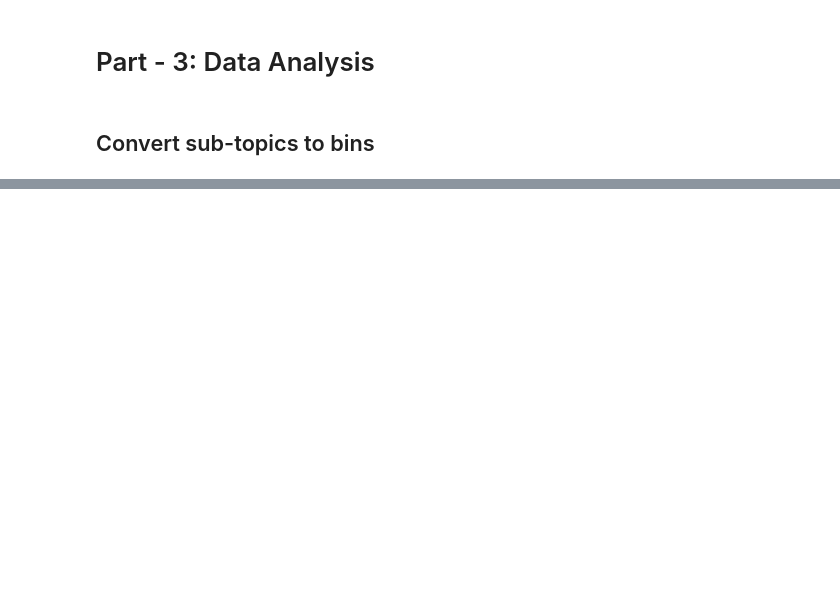
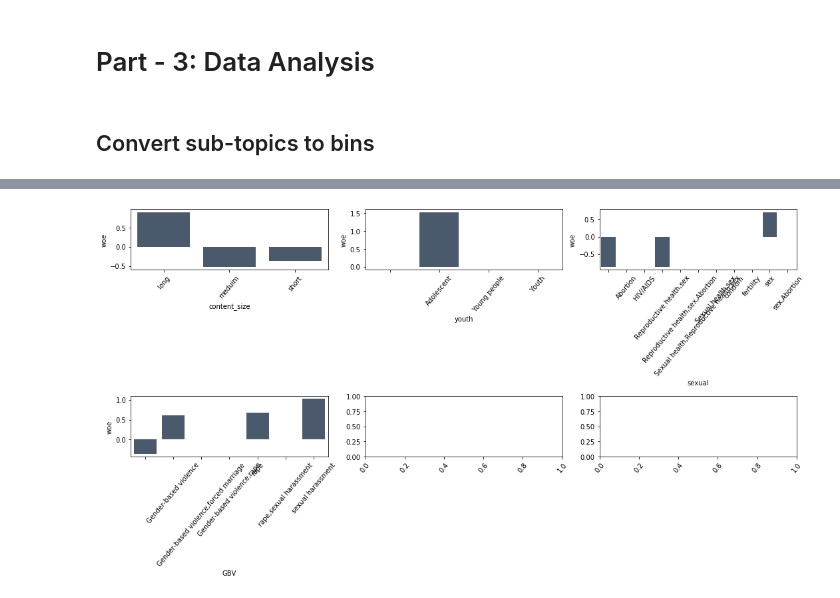
Before and after one commit to yonycherkos/SRH-GBV, a Jupyter notebook: code/SRH_GBV_analysis.ipynb, the cells around one changed output, grey strips where cells are left out. Saved outputs shown, nothing was run; the diff lists cells and outputs as text; code cells hidden in the pictures; blank space fills up the shorter version.

```diff
--- a/code/SRH_GBV_analysis.ipynb
+++ b/code/SRH_GBV_analysis.ipynb
@@ -158,0 +364,6 @@ df.to_csv('data/woe_iv_data.csv')
+# %%
+f_draw = ["content_size", "youth", "sexual", "GBV"]
+feats_draw = [v for k, v in feats_dict.items() if k in f_draw]
+ar.draw_woe_multiplot(feats_draw, iv)
+# %% [output]
+[figure, added]
```
Also changed, not shown: parts of 42 cells of this notebook, 9 other files.
